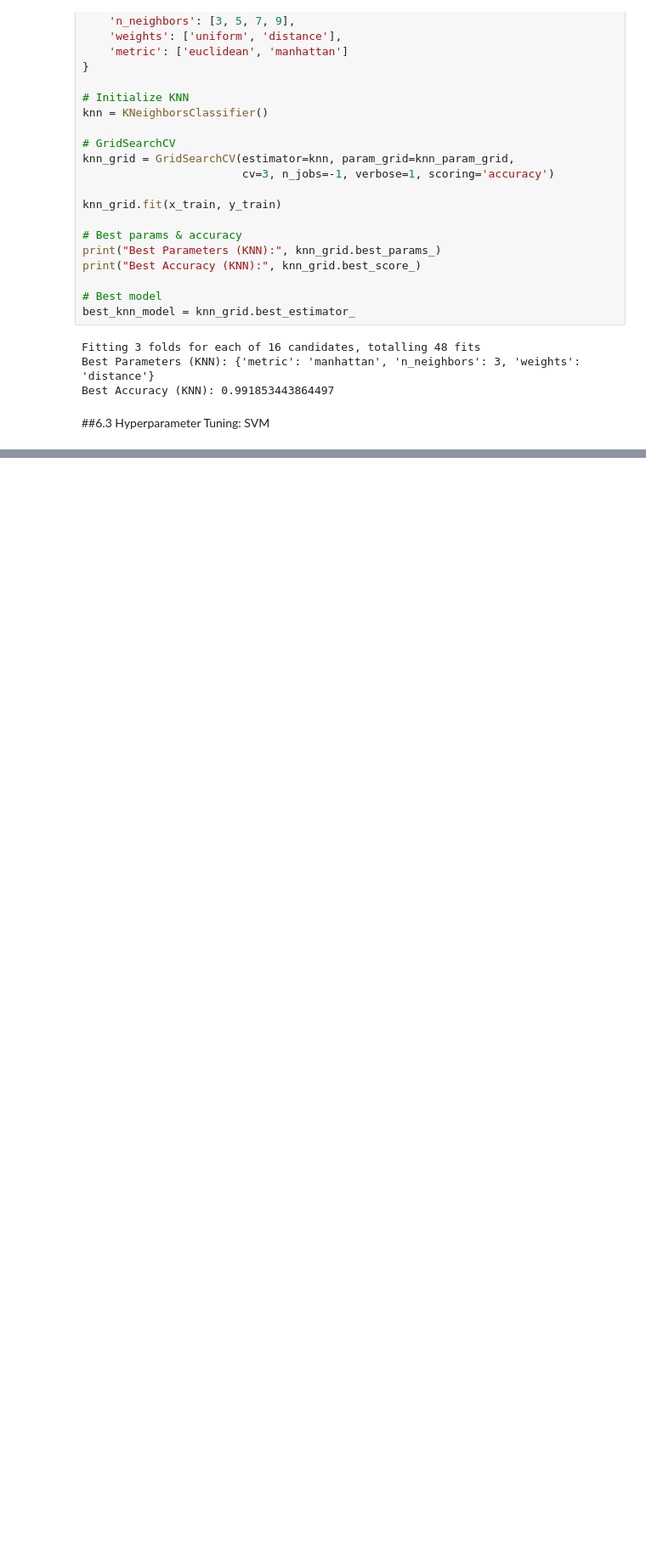
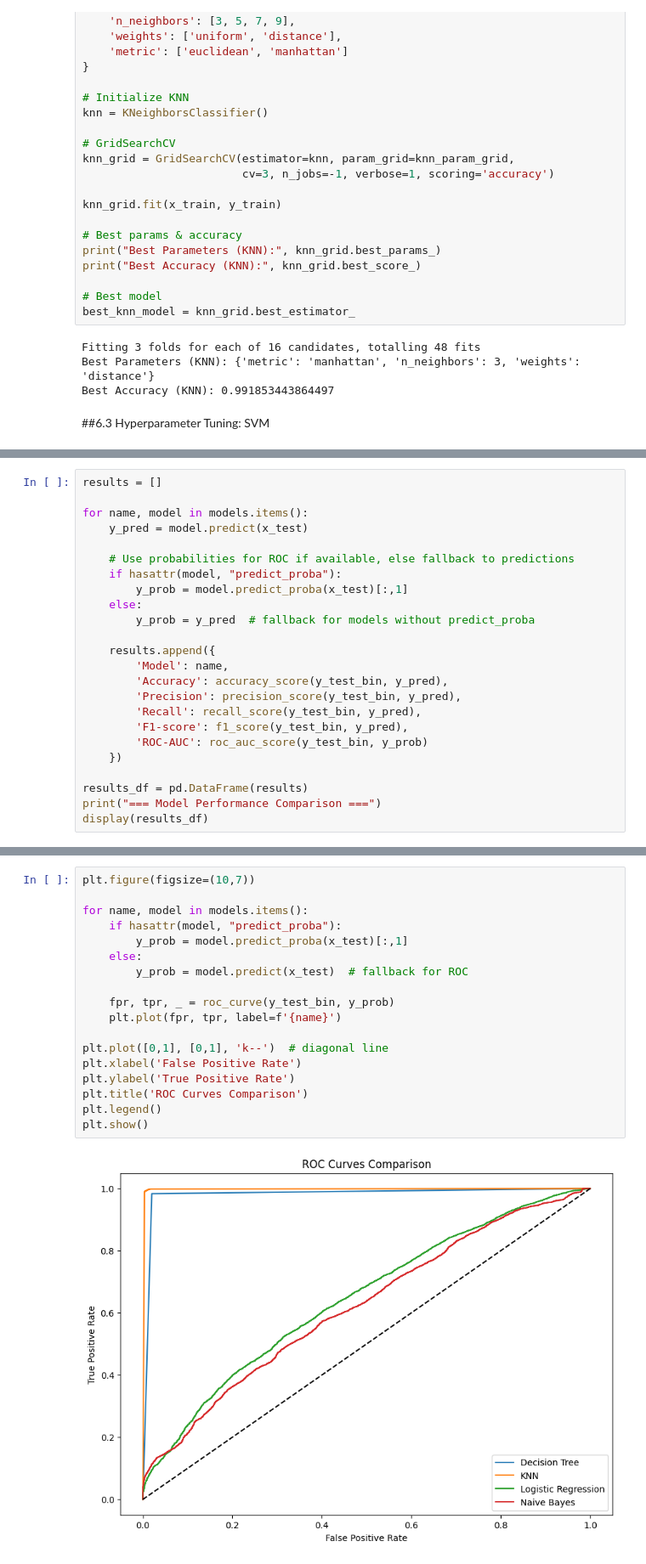
Before and after one commit to MohamedShoaib3/Algorithms_python, a Jupyter notebook: Classification_Task.ipynb, the cells around one changed output, grey strips where cells are left out. Shown at 85% size. Drawn from its saved outputs; the diff is of its cells as text; blank space fills up the shorter version.

```diff
--- a/Classification_Task.ipynb
+++ b/Classification_Task.ipynb
@@ -873,0 +931,24 @@ NameError: name 'best_dt_model' is not defined
+# %%
+results = []
+
+for name, model in models.items():
+    y_pred = model.predict(x_test)
+
+    # Use probabilities for ROC if available, else fallback to predictions
+    if hasattr(model, "predict_proba"):
+        y_prob = model.predict_proba(x_test)[:,1]
+    else:
+        y_prob = y_pred  # fallback for models without predict_proba
+
+    results.append({
+        'Model': name,
+        'Accuracy': accuracy_score(y_test_bin, y_pred),
+        'Precision': precision_score(y_test_bin, y_pred),
+        'Recall': recall_score(y_test_bin, y_pred),
+        'F1-score': f1_score(y_test_bin, y_pred),
+        'ROC-AUC': roc_auc_score(y_test_bin, y_prob)
+    })
+
+results_df = pd.DataFrame(results)
+print("=== Model Performance Comparison ===")
+display(results_df)
@@ -873,0 +965,20 @@ NameError: name 'best_dt_model' is not defined
+# %%
+plt.figure(figsize=(10,7))
+
+for name, model in models.items():
+    if hasattr(model, "predict_proba"):
+        y_prob = model.predict_proba(x_test)[:,1]
+    else:
+        y_prob = model.predict(x_test)  # fallback for ROC
+
+    fpr, tpr, _ = roc_curve(y_test_bin, y_prob)
+    plt.plot(fpr, tpr, label=f'{name}')
+
+plt.plot([0,1], [0,1], 'k--')  # diagonal line
+plt.xlabel('False Positive Rate')
+plt.ylabel('True Positive Rate')
+plt.title('ROC Curves Comparison')
+plt.legend()
+plt.show()
+# %% [output]
+[figure, added]
```
Also changed, not shown: parts of 15 cells of this notebook.
